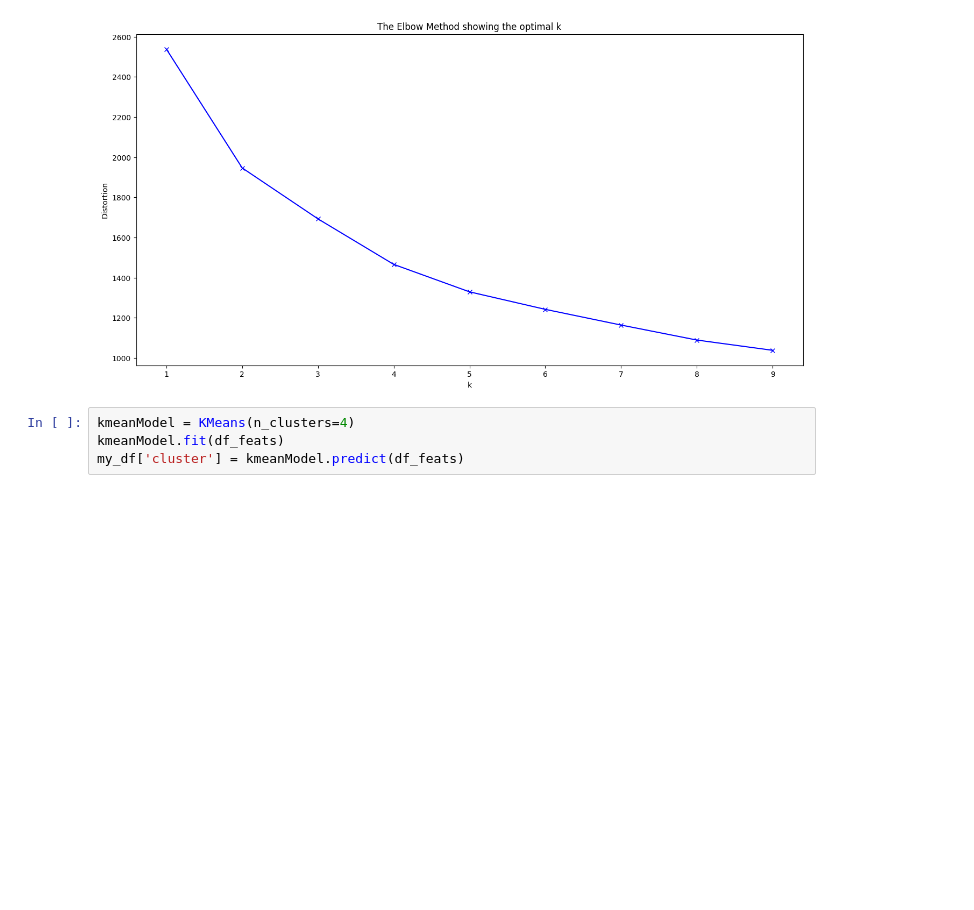
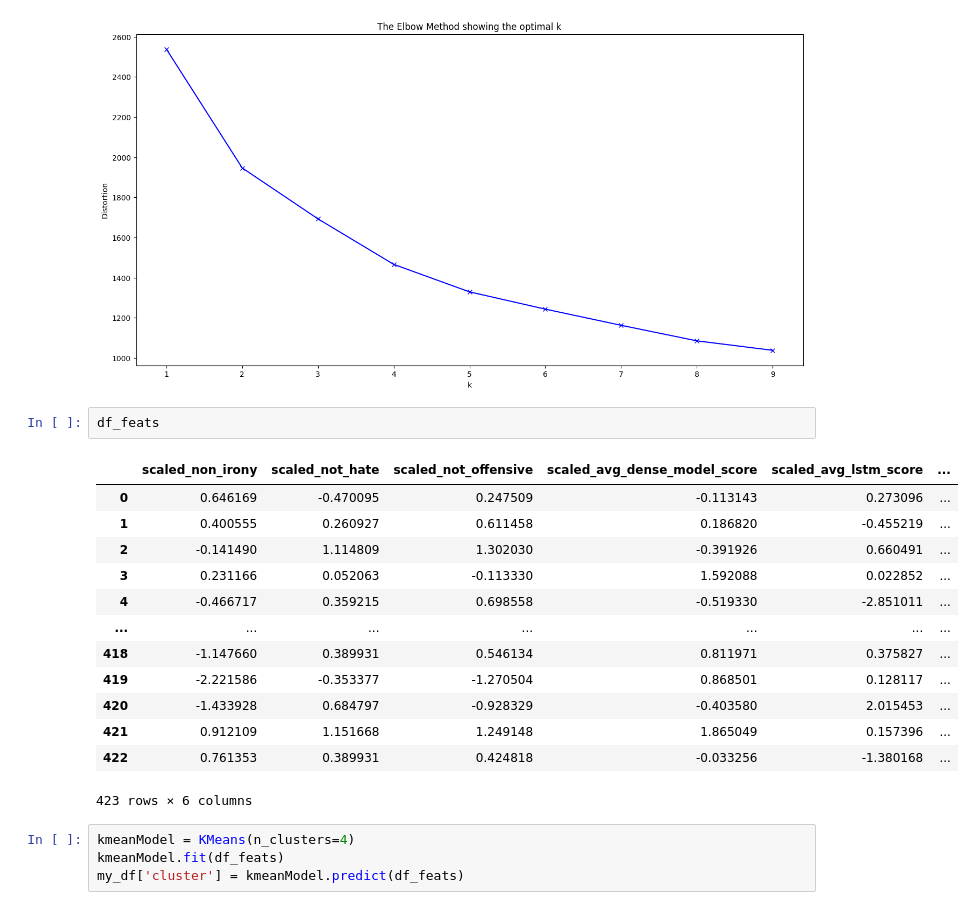
Before and after one commit to akikoiwamizu/fake-news-bears, a Jupyter notebook: models/aggregation/model_aggregation.ipynb, the cells around one changed output. Cells and saved outputs as stored; diff of their text form; blank space fills up the shorter version.

```diff
--- a/models/aggregation/model_aggregation.ipynb
+++ b/models/aggregation/model_aggregation.ipynb
@@ -128,6 +128,22 @@ plt.title('The Elbow Method showing the optimal k')
 plt.show()
 # %% [output]
 [figure]
+# %%
+df_feats
+# %% [output]
+|  | scaled_non_irony | scaled_not_hate | scaled_not_offensive | scaled_avg_dense_model_score | scaled_avg_lstm_score | ... |
+| 0 | 0.646169 | -0.470095 | 0.247509 | -0.113143 | 0.273096 | ... |
+| 1 | 0.400555 | 0.260927 | 0.611458 | 0.186820 | -0.455219 | ... |
+| 2 | -0.141490 | 1.114809 | 1.302030 | -0.391926 | 0.660491 | ... |
+| 3 | 0.231166 | 0.052063 | -0.113330 | 1.592088 | 0.022852 | ... |
+| 4 | -0.466717 | 0.359215 | 0.698558 | -0.519330 | -2.851011 | ... |
+| ... | ... | ... | ... | ... | ... | ... |
+| 418 | -1.147660 | 0.389931 | 0.546134 | 0.811971 | 0.375827 | ... |
+| 419 | -2.221586 | -0.353377 | -1.270504 | 0.868501 | 0.128117 | ... |
+| 420 | -1.433928 | 0.684797 | -0.928329 | -0.403580 | 2.015453 | ... |
+| 421 | 0.912109 | 1.151668 | 1.249148 | 1.865049 | 0.157396 | ... |
+| 422 | 0.761353 | 0.389931 | 0.424818 | -0.033256 | -1.380168 | ... |
+423 rows × 6 columns
 # %%
 kmeanModel = KMeans(n_clusters=4)
 kmeanModel.fit(df_feats)
```
Also changed, not shown: parts of 8 cells of this notebook, 2 other files.
